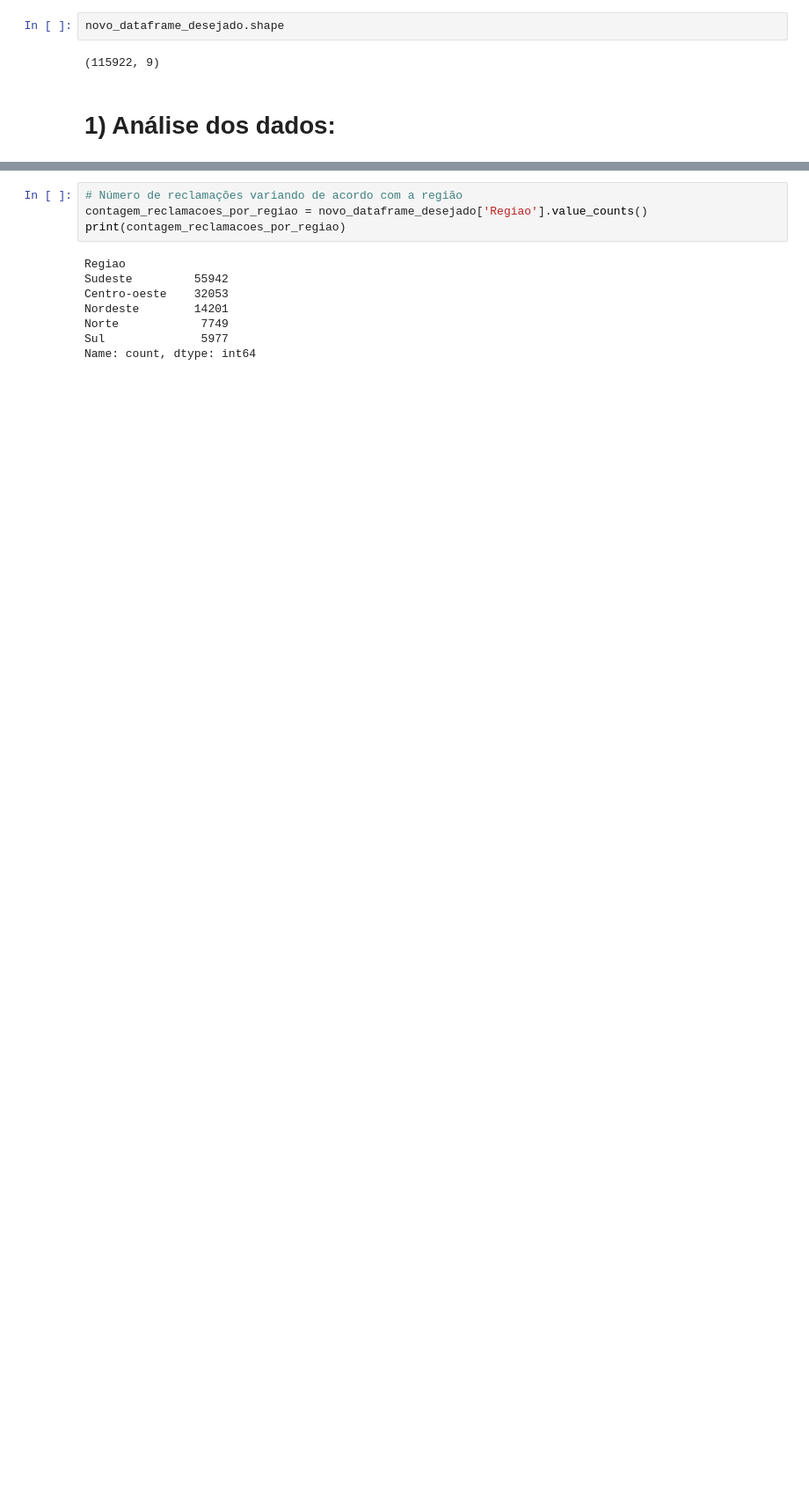
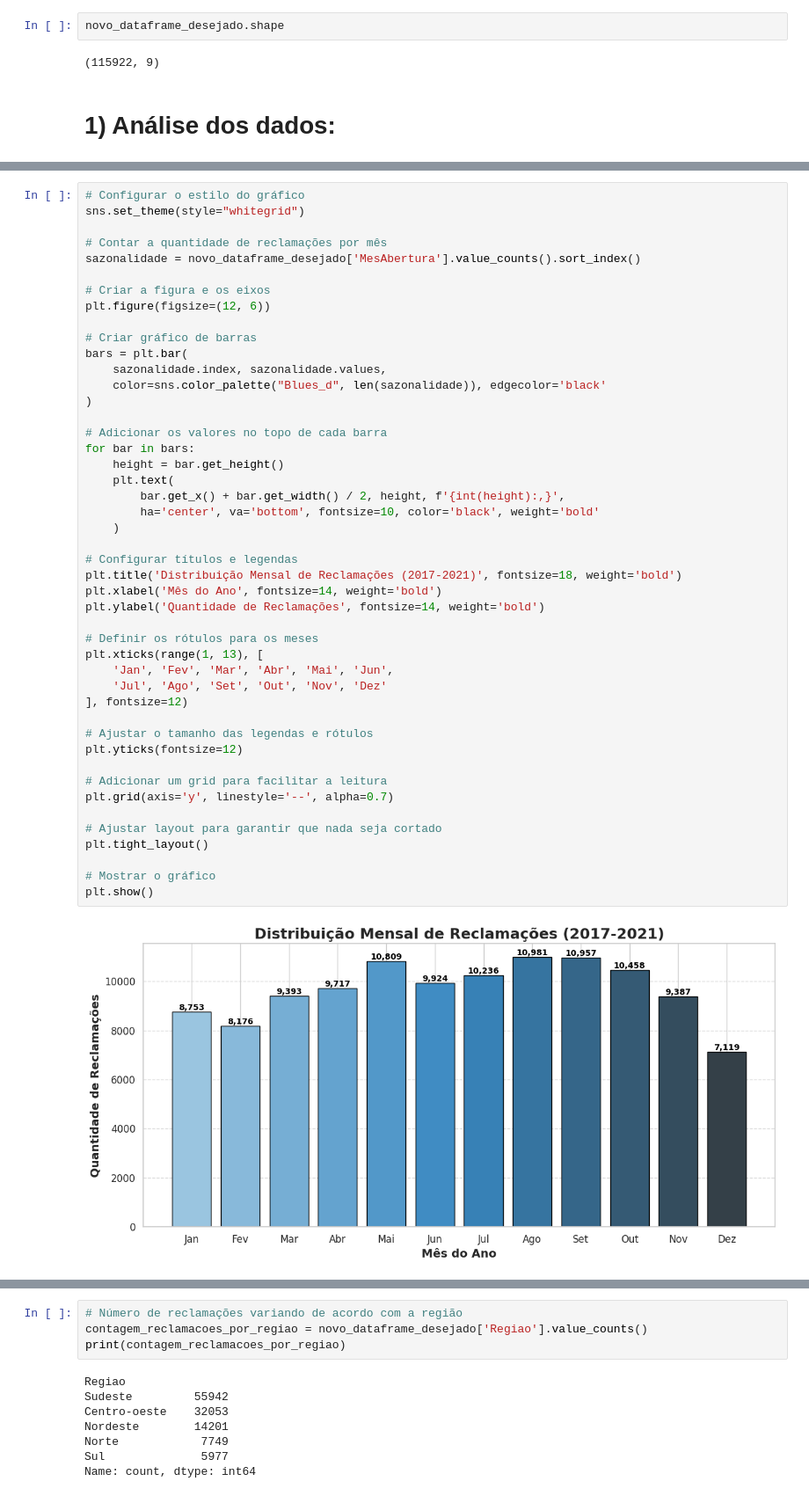
Before and after one commit to arikinhafln/data-analytics-activities, a Jupyter notebook: Cópia_de_Desafio_Final_Reclamações_do_Consumidor_SQUAD_MARY_JACKSON.ipynb, the cells around one changed output, grey strips where cells are left out. Shown at 88% size. Drawn from its saved outputs; the diff is of its cells as text; blank space fills up the shorter version.

```diff
--- a/Cópia_de_Desafio_Final_Reclamações_do_Consumidor_SQUAD_MARY_JACKSON.ipynb
+++ b/Cópia_de_Desafio_Final_Reclamações_do_Consumidor_SQUAD_MARY_JACKSON.ipynb
@@ -370,0 +377,48 @@ novo_dataframe_desejado.shape
+# %%
+# Configurar o estilo do gráfico
+sns.set_theme(style="whitegrid")
+
+# Contar a quantidade de reclamações por mês
+sazonalidade = novo_dataframe_desejado['MesAbertura'].value_counts().sort_index()
+
+# Criar a figura e os eixos
+plt.figure(figsize=(12, 6))
+
+# Criar gráfico de barras
+bars = plt.bar(
+    sazonalidade.index, sazonalidade.values,
+    color=sns.color_palette("Blues_d", len(sazonalidade)), edgecolor='black'
+)
+
+# Adicionar os valores no topo de cada barra
+for bar in bars:
+    height = bar.get_height()
+    plt.text(
+        bar.get_x() + bar.get_width() / 2, height, f'{int(height):,}',
+        ha='center', va='bottom', fontsize=10, color='black', weight='bold'
+    )
+
+# Configurar títulos e legendas
+plt.title('Distribuição Mensal de Reclamações (2017-2021)', fontsize=18, weight='bold')
+plt.xlabel('Mês do Ano', fontsize=14, weight='bold')
+plt.ylabel('Quantidade de Reclamações', fontsize=14, weight='bold')
+
+# Definir os rótulos para os meses
+plt.xticks(range(1, 13), [
+    'Jan', 'Fev', 'Mar', 'Abr', 'Mai', 'Jun',
+    'Jul', 'Ago', 'Set', 'Out', 'Nov', 'Dez'
+], fontsize=12)
+
+# Ajustar o tamanho das legendas e rótulos
+plt.yticks(fontsize=12)
+
+# Adicionar um grid para facilitar a leitura
+plt.grid(axis='y', linestyle='--', alpha=0.7)
+
+# Ajustar layout para garantir que nada seja cortado
+plt.tight_layout()
+
+# Mostrar o gráfico
+plt.show()
+# %% [output]
+[figure, added]
```
Also changed, not shown: parts of 53 cells of this notebook.
